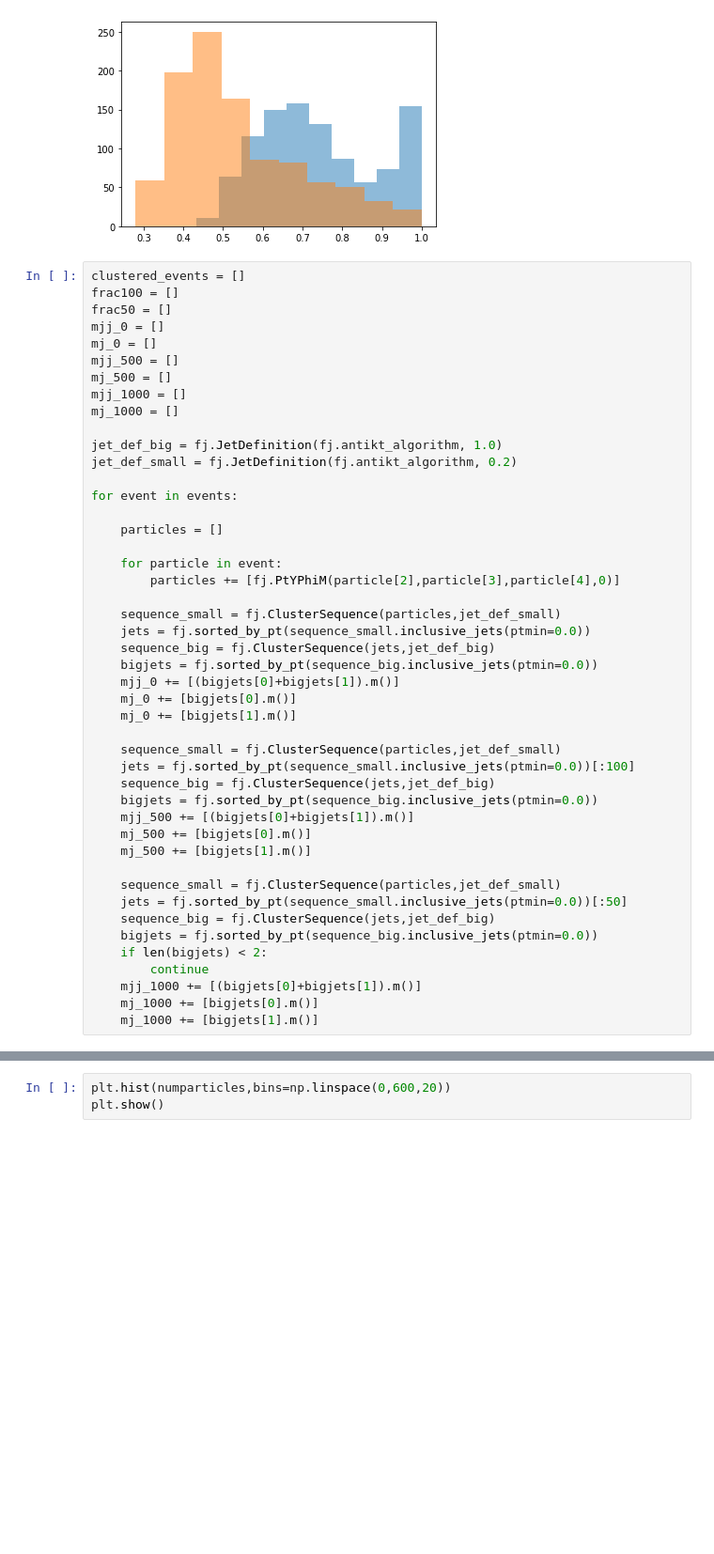
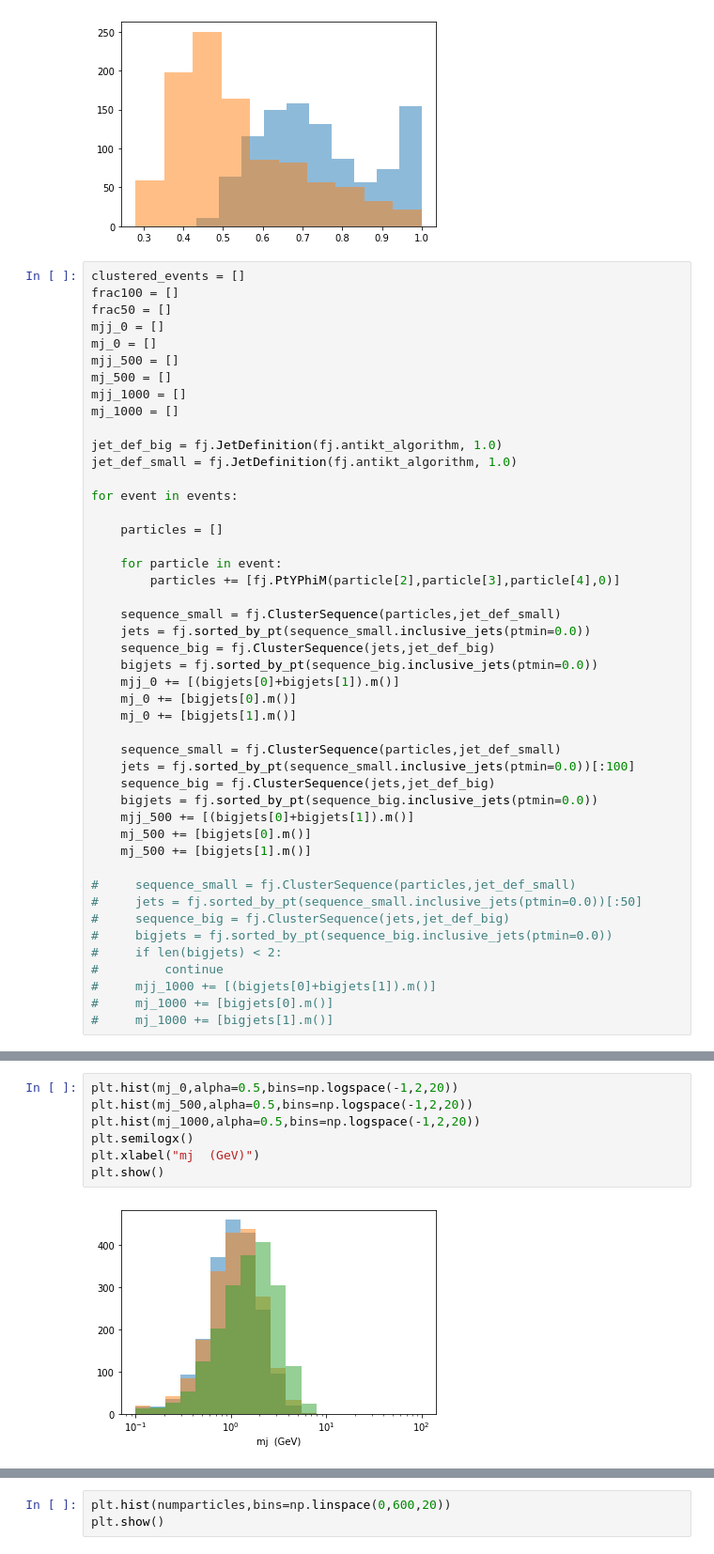
Before and after one commit to jackhcollins/EMD_VAE, a Jupyter notebook: compression_project/code/Untitled.ipynb, the cells around one changed output, grey strips where cells are left out. Shown: that part at 94% size. Saved outputs shown, nothing was run; the diff lists cells and outputs as text; blank space fills up the shorter version.

```diff
--- a/compression_project/code/Untitled.ipynb
+++ b/compression_project/code/Untitled.ipynb
@@ -82,7 +82,7 @@ mjj_1000 = []
 mj_1000 = []
 
 jet_def_big = fj.JetDefinition(fj.antikt_algorithm, 1.0)
-jet_def_small = fj.JetDefinition(fj.antikt_algorithm, 0.2)
+jet_def_small = fj.JetDefinition(fj.antikt_algorithm, 1.0)
 
 for event in events:
 
@@ -107,12 +107,12 @@ for event in events:
     mj_500 += [bigjets[0].m()]
     mj_500 += [bigjets[1].m()]
 
-    sequence_small = fj.ClusterSequence(particles,jet_def_small)
-    jets = fj.sorted_by_pt(sequence_small.inclusive_jets(ptmin=0.0))[:50]
-    sequence_big = fj.ClusterSequence(jets,jet_def_big)
-    bigjets = fj.sorted_by_pt(sequence_big.inclusive_jets(ptmin=0.0))
-    if len(bigjets) < 2:
-        continue
-    mjj_1000 += [(bigjets[0]+bigjets[1]).m()]
-    mj_1000 += [bigjets[0].m()]
-    mj_1000 += [bigjets[1].m()]
+#     sequence_small = fj.ClusterSequence(particles,jet_def_small)
+#     jets = fj.sorted_by_pt(sequence_small.inclusive_jets(ptmin=0.0))[:50]
+#     sequence_big = fj.ClusterSequence(jets,jet_def_big)
+#     bigjets = fj.sorted_by_pt(sequence_big.inclusive_jets(ptmin=0.0))
+#     if len(bigjets) < 2:
+#         continue
+#     mjj_1000 += [(bigjets[0]+bigjets[1]).m()]
+#     mj_1000 += [bigjets[0].m()]
+#     mj_1000 += [bigjets[1].m()]
@@ -118,0 +172,9 @@ for event in events:
+# %%
+plt.hist(mj_0,alpha=0.5,bins=np.logspace(-1,2,20))
+plt.hist(mj_500,alpha=0.5,bins=np.logspace(-1,2,20))
+plt.hist(mj_1000,alpha=0.5,bins=np.logspace(-1,2,20))
+plt.semilogx()
+plt.xlabel("mj  (GeV)")
+plt.show()
+# %% [output]
+[figure, added]
```
Also changed, not shown: parts of 8 cells of this notebook, 8 other files.
